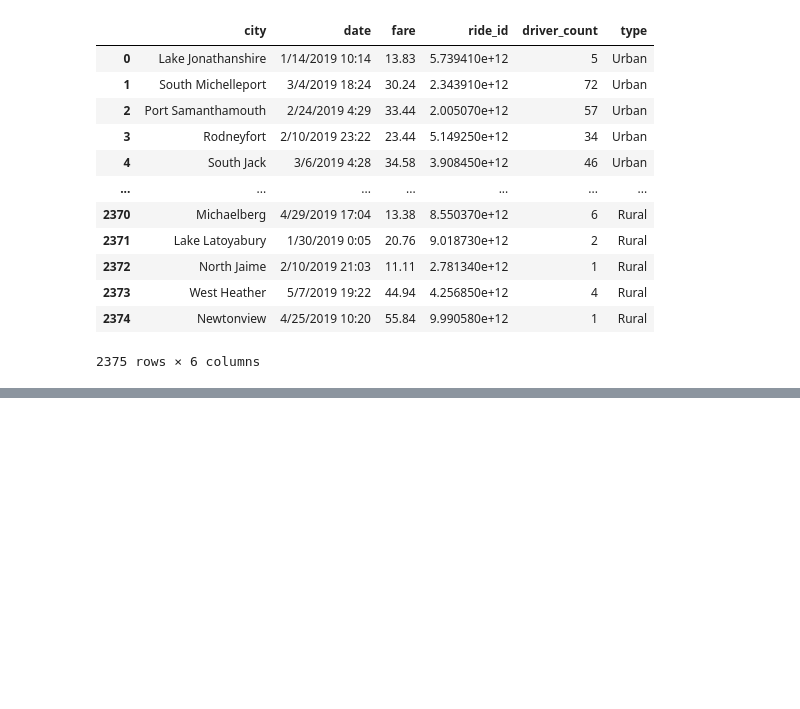
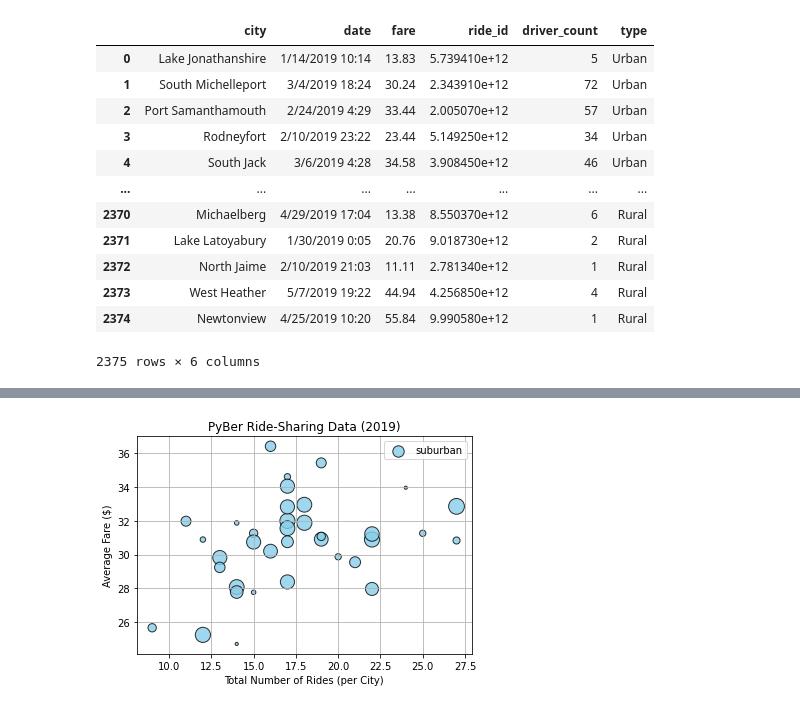
Before and after one commit to ed12rivera/PyBer_Analysis, a Jupyter notebook: PyBer.ipynb, the cells around one changed output, grey strips where cells are left out. Saved outputs shown, nothing was run; the diff lists cells and outputs as text; code cells hidden in the pictures; blank space fills up the shorter version.

```diff
--- a/PyBer.ipynb
+++ b/PyBer.ipynb
@@ -79,0 +122,5 @@ pyber_data_df
+# %%
+# Get the number of rides for the other two city types.
+suburban_ride_count = suburban_cities_df.groupby("city").count()['ride_id']
+
+rural_ride_count = rural_cities_df.groupby("city").count()['ride_id']
@@ -79,0 +139,5 @@ pyber_data_df
+# %%
+# Get average fare per city for othe city types.
+suburban_avg_fare = suburban_cities_df.groupby("city").mean()["fare"]
+
+rural_avg_fare = rural_cities_df.groupby("city").mean()["fare"]
@@ -79,0 +156,5 @@ pyber_data_df
+# %%
+# Get the number of drivers per city for the other city types.
+suburban_driver_count = suburban_cities_df.groupby("city").mean()["driver_count"]
+
+rural_driver_count = rural_cities_df.groupby("city").mean()["driver_count"]
@@ -79,0 +179,18 @@ pyber_data_df
+# %%
+# Build scatter plot for suburban cities.
+plt.scatter(suburban_ride_count,
+            suburban_avg_fare,
+            label='Suburban',
+            c="skyblue",
+            linewidths=1,
+            edgecolor='black',
+            s=suburban_driver_count*10,
+            alpha=0.8)
+plt.xlabel("Total Number of Rides (per City)")
+plt.ylabel("Average Fare ($)")
+plt.title("PyBer Ride-Sharing Data (2019)")
+plt.legend()
+plt.grid()
+plt.show()
+# %% [output]
+[figure, added]
```
Also changed, not shown: parts of 7 cells of this notebook, 1 other file.
